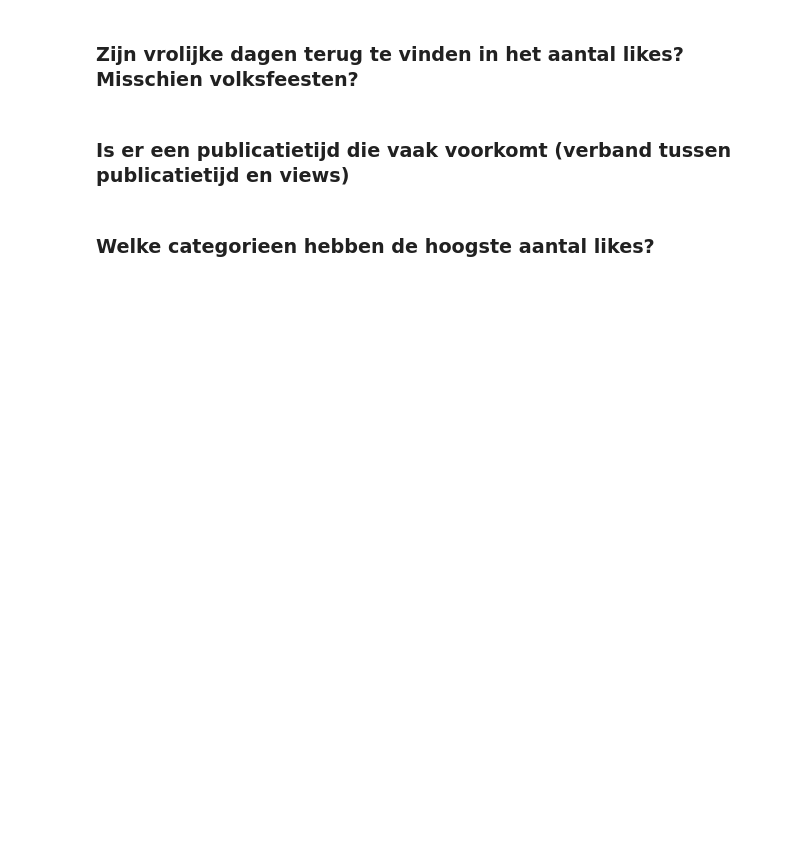
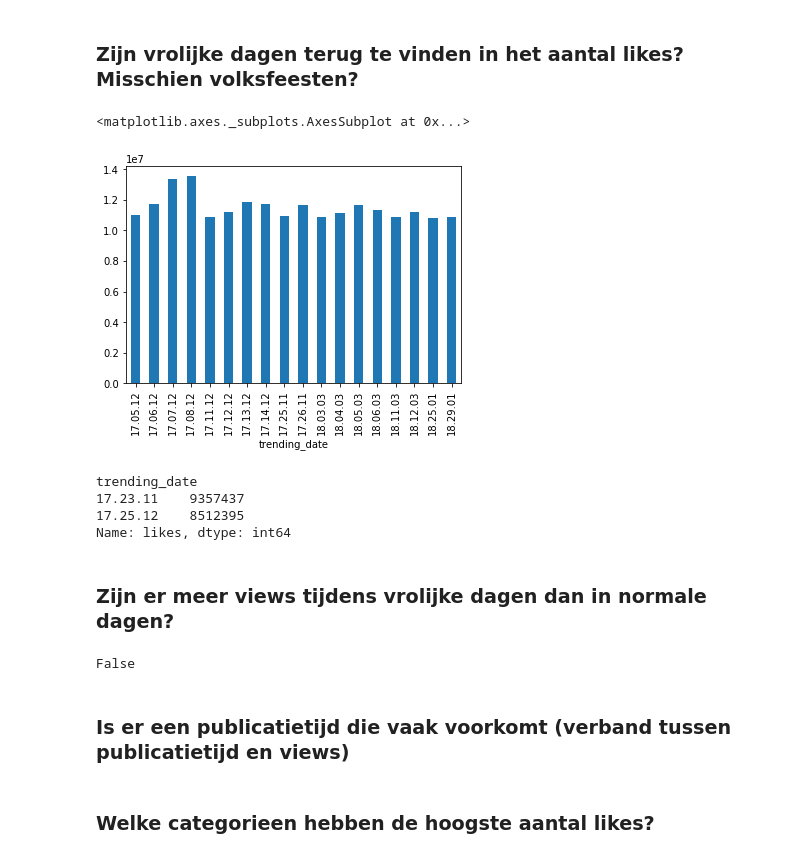
Before and after one commit to SandervWickeren/DataScience_YouTube, a Jupyter notebook: Project-YouTube.ipynb, the cells around one changed output. Cells and saved outputs as stored; diff of their text form; code cells hidden in the pictures; blank space fills up the shorter version.

```diff
--- a/Project-YouTube.ipynb
+++ b/Project-YouTube.ipynb
@@ -162,3 +167,25 @@ Name: title, Length: 519, dtype: object
+# %%
+# more likes than usual
+likesDay = trending.groupby("trending_date").likes.sum()
+likesDay[likesDay>likesDay.std()+likesDay.mean()].plot(kind="bar")
+# %% [output]
+<matplotlib.axes._subplots.AxesSubplot at 0x...>
+[figure, added]
+# %%
+# Find holiday dates in unusual liked days
+likesDay[likesDay.index.isin(happy_days)]
+# %% [output]
+trending_date
+17.23.11    9357437
+17.25.12    8512395
+Name: likes, dtype: int64
+# %% [markdown]
+### Zijn er meer views tijdens vrolijke dagen dan in normale dagen?
+# %%
+# if sum(video_views)/amount_of_videos > video_view.mean() then Yes
+holidayTrends.views.sum()/holidayTrends.views.count()>trending.views.mean()
+# %% [output]
+False
 # %% [markdown]
 ### Is er een publicatietijd die vaak voorkomt (verband tussen publicatietijd en views)
 # %% [markdown]
```
Also changed, not shown: parts of 7 cells of this notebook, 1 other file.
